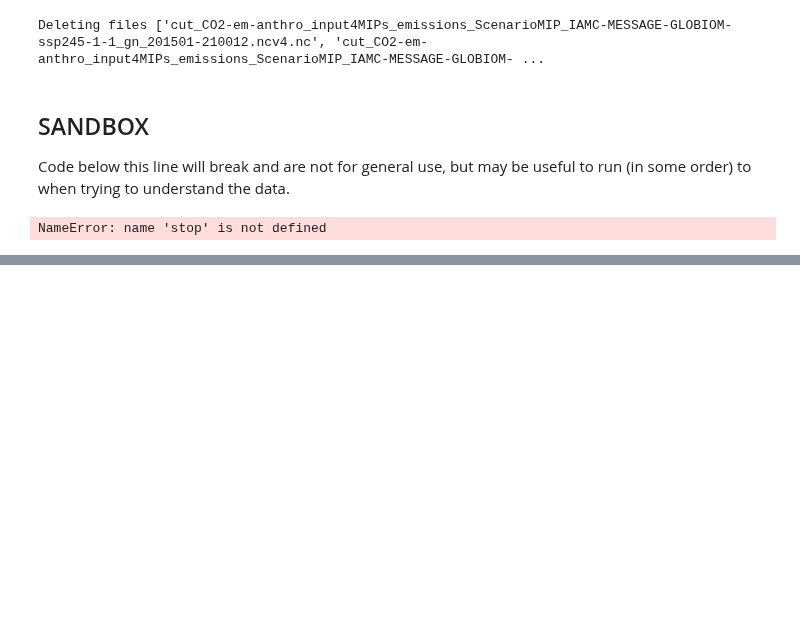
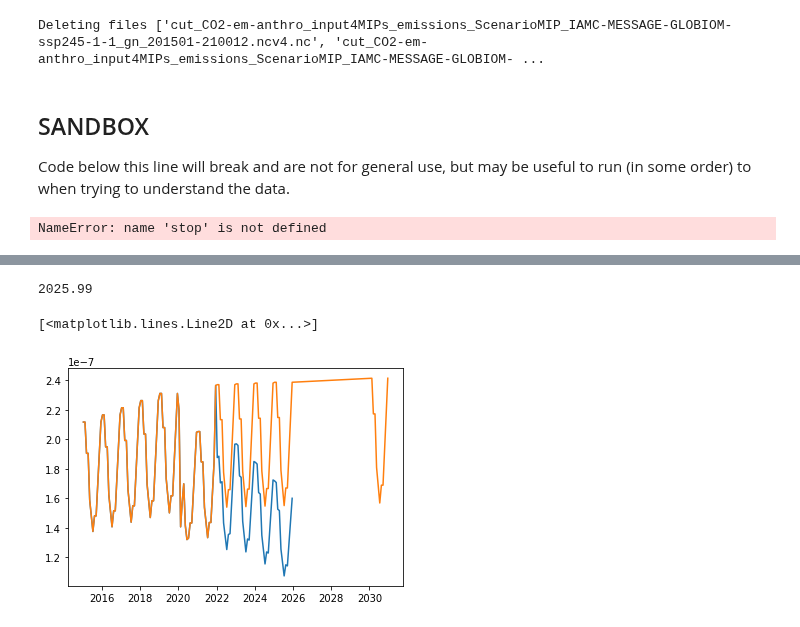
Before and after one commit to Rlamboll/modify_COVID19_netCDF_Emissions, a Jupyter notebook: calculations/calc_aerosols_emissions.ipynb, the cells around one changed output, grey strips where cells are left out. Cells and saved outputs as stored; diff of their text form; code cells hidden in the pictures; blank space fills up the shorter version.

```diff
--- a/calculations/calc_aerosols_emissions.ipynb
+++ b/calculations/calc_aerosols_emissions.ipynb
@@ -484,6 +504,8 @@ data2.close()
 # %%
-data = nc.Dataset("../output/aerosols/cut_CO2-em-anthro_input4MIPs_emissions_ScenarioMIP_IAMC-MESSAGE-GLOBIOM-ssp245-1-1_gn_201501-210012.ncv4.nc_StrongGreen.nc")
-data2 = nc.Dataset("../output/aerosols/cut_CO2-em-anthro_input4MIPs_emissions_ScenarioMIP_IAMC-MESSAGE-GLOBIOM-ssp245-1-1_gn_201501-210012.ncv4.nc_TwoYearBlip.nc")
+data = nc.Dataset("../output/aerosols/cut_cut_CO2-em-anthro_input4MIPs_emissions_ScenarioMIP_IAMC-MESSAGE-GLOBIOM-ssp245-1-1_gn_201501-210012.ncv4.nc_StrongGreen.nc")
+data2 = nc.Dataset("../output/aerosols/cut_cut_CO2-em-anthro_input4MIPs_emissions_ScenarioMIP_IAMC-MESSAGE-GLOBIOM-ssp245-1-1_gn_201501-210012.ncv4.nc_TwoYearBlip.nc")
+data3 = nc.Dataset("../output/aerosols/cut_CO2-em-anthro_input4MIPs_emissions_ScenarioMIP_IAMC-MESSAGE-GLOBIOM-ssp245-1-1_gn_201501-210012.ncv4.nc_workings.nc")
 # %%
 all_vals = data.variables["CO2_em_anthro"][:]
 all_vals2 = data2.variables["CO2_em_anthro"][:]
+all_vals3 = data3.variables["CO2_em_anthro"][:]
@@ -492,2 +512,2 @@ output2=data2.variables["BC_em_anthro"][...]
 # %%
-blip_factors_av[data.variables["time"][30]].loc["CHN", 2] + 1
+times = data.variables["time"][:]
@@ -494,3 +520,11 @@ blip_factors_av[data.variables["time"][30]].loc["CHN", 2] + 1
+# %%
+(tcutoff)/365 + 2015
+# %% [output]
+2025.99
 # %%
-plt.plot(all_vals2[2, :, 262, 605])
-plt.plot(all_vals[2, :, 262, 605])
+#plt.plot((times)/365 + 2015, all_vals2[2, :, 262, 605])
+plt.plot((times)/365 + 2015, all_vals[2, :, 262, 605])
+plt.plot((times3)/365 + 2015, all_vals3[2, :, 262, 605])
+# %% [output]
+[<matplotlib.lines.Line2D at 0x...>]
+[figure, added]
```
Also changed, not shown: parts of 18 cells of this notebook.
